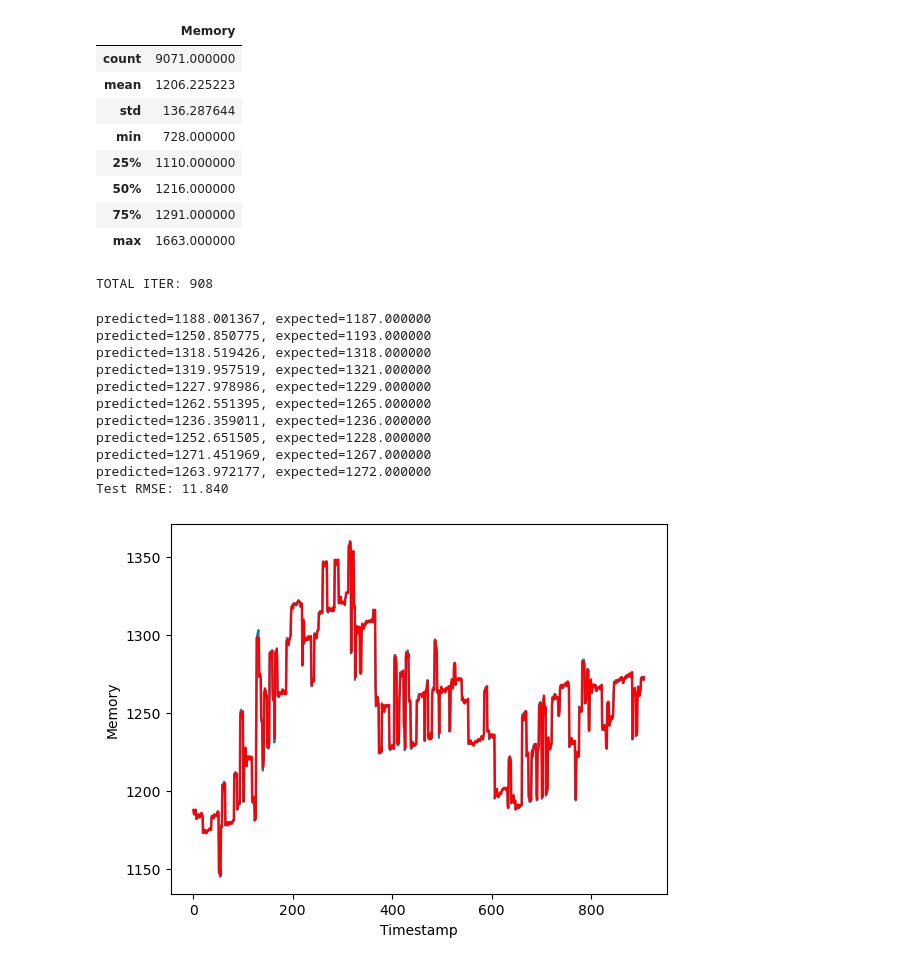
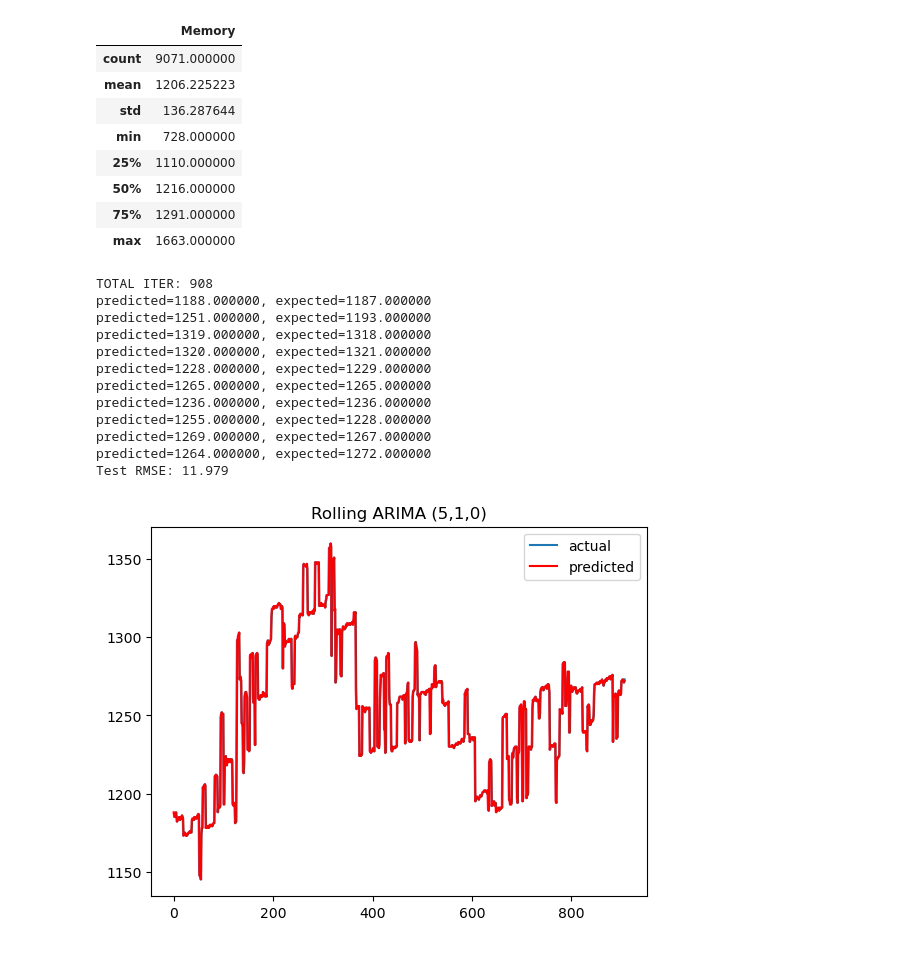
Before and after one commit to BU-Spark/ds-redhat-predictive-kubernetes, a Jupyter notebook: sp24-team-a/weekly/week8/arima_model.ipynb, the cells around one changed output. Drawn from its saved outputs; the diff is of its cells as text; code cells hidden in the pictures.

```diff
--- a/sp24-team-a/weekly/week8/arima_model.ipynb
+++ b/sp24-team-a/weekly/week8/arima_model.ipynb
@@ -128,9 +136,7 @@ print("TOTAL ITER:", X_test.shape[0])
 
 PRINT_EVERY = 100
 for t in range(X_test.shape[0]):
-    model = ARIMA(history, order=(5,1,0))
-    model_fit = model.fit()
-    output = model_fit.forecast()
+    output = history[-1]
     predictions.append(output[0])
     obs = X_test[t]
     history.append(obs)
@@ -139,22 +145,24 @@ for t in range(X_test.shape[0]):
 
 rmse = np.sqrt(mean_squared_error(X_test, predictions))
 print('Test RMSE: %.3f' % rmse)
-plt.plot(X_test)
-plt.plot(predictions, color='red')
-plt.xlabel("Timestamp")
-plt.ylabel("Memory")
-plt.show()
 # %% [output]
 TOTAL ITER: 908
+predicted=1188.000000, expected=1187.000000
+predicted=1251.000000, expected=1193.000000
+predicted=1319.000000, expected=1318.000000
+predicted=1320.000000, expected=1321.000000
+predicted=1228.000000, expected=1229.000000
+predicted=1265.000000, expected=1265.000000
+predicted=1236.000000, expected=1236.000000
+predicted=1255.000000, expected=1228.000000
+predicted=1269.000000, expected=1267.000000
+predicted=1264.000000, expected=1272.000000
+Test RMSE: 11.979
-predicted=1188.001367, expected=1187.000000
-predicted=1250.850775, expected=1193.000000
-predicted=1318.519426, expected=1318.000000
-predicted=1319.957519, expected=1321.000000
-predicted=1227.978986, expected=1229.000000
-predicted=1262.551395, expected=1265.000000
-predicted=1236.359011, expected=1236.000000
-predicted=1252.651505, expected=1228.000000
-predicted=1271.451969, expected=1267.000000
-predicted=1263.972177, expected=1272.000000
-Test RMSE: 11.840
-[figure, removed]
+# %%
+plt.plot(X_test, label='actual')
+plt.plot(predictions, color='red', label='predicted')
+plt.title("Rolling ARIMA (5,1,0)")
+plt.legend()
+plt.show()
+# %% [output]
+[figure, added]
```
Also changed, not shown: parts of 18 cells of this notebook.
